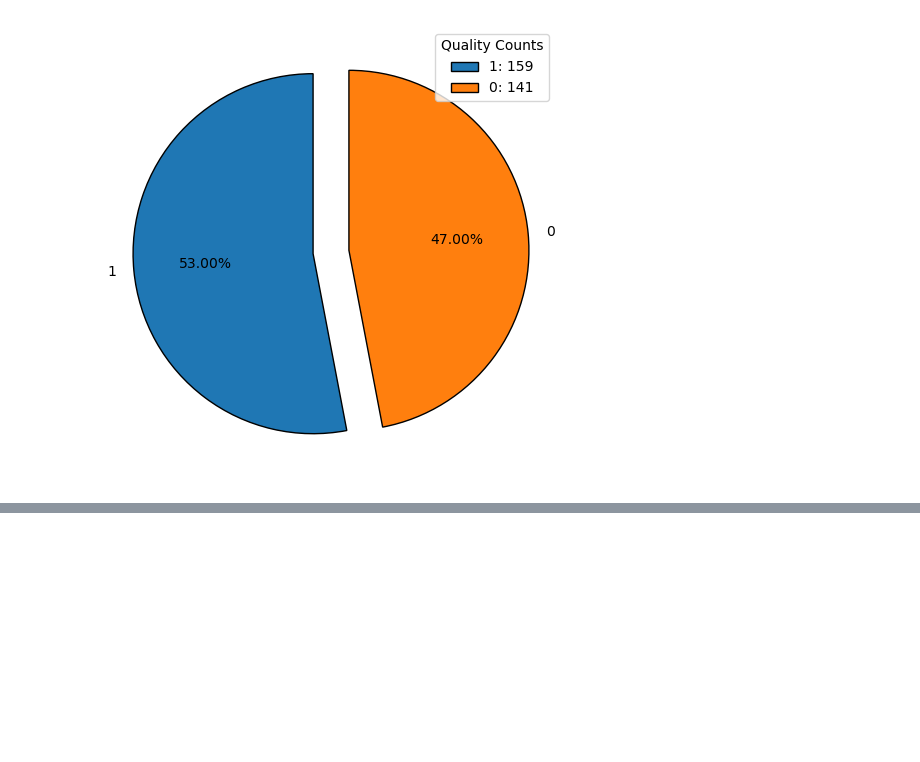
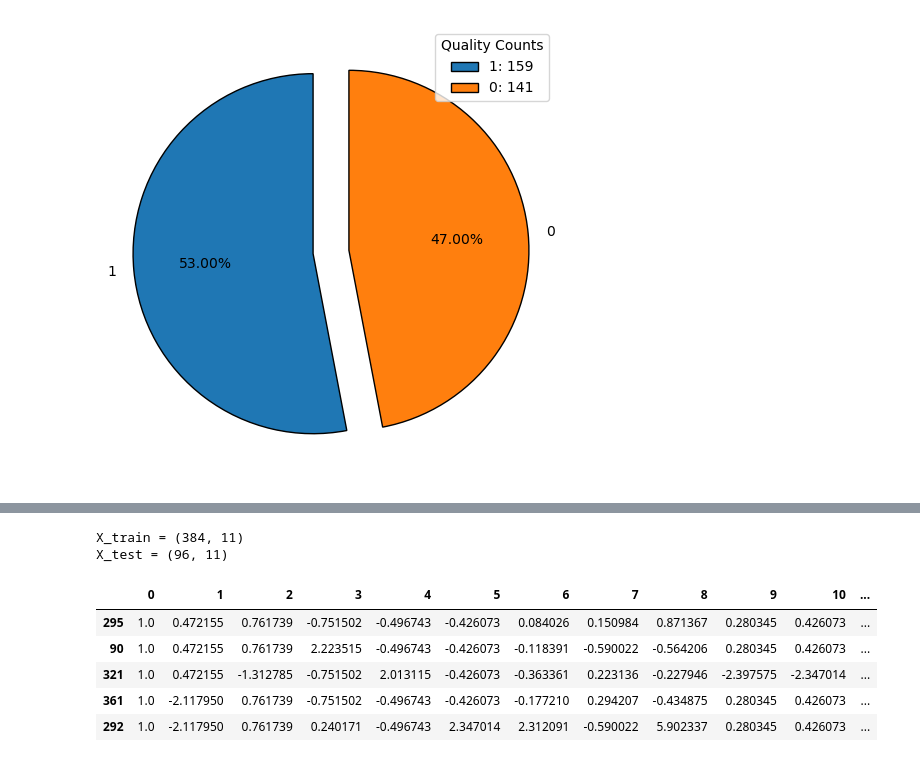
Before and after one commit to david-inf/SGD-and-LS, a Jupyter notebook: py/datasets/prepare_datasets.ipynb, the cells around one changed output, grey strips where cells are left out. Saved outputs shown, nothing was run; the diff lists cells and outputs as text; code cells hidden in the pictures; blank space fills up the shorter version.

```diff
--- a/py/datasets/prepare_datasets.ipynb
+++ b/py/datasets/prepare_datasets.ipynb
@@ -225,0 +297,36 @@ y_train.to_csv("hr_score/hr_y_test.csv", index=False)
+# %%
+from sklearn.model_selection import train_test_split
+from sklearn.preprocessing import StandardScaler
+
+X = df.drop(columns={"Loan_Status"})
+y = df["Loan_Status"]
+
+X_train, X_test, y_train, y_test = train_test_split(X, y, test_size=0.2, random_state=42)
+
+scaler = StandardScaler()
+scaler.fit(X_train)
+
+print(f"""
+X_train = {X_train.shape}
+X_test = {X_test.shape}""")
+# %% [output]
+X_train = (384, 11)
+X_test = (96, 11)
+# %%
+X_train_scaled = scaler.transform(X_train)
+X_test_scaled = scaler.transform(X_test)
+
+X_train_const = np.hstack((np.ones((X_train_scaled.shape[0],1)), X_train_scaled))
+X_test_const = np.hstack((np.ones((X_test_scaled.shape[0],1)), X_test_scaled))
+
+X_train_loan = pd.DataFrame(X_train_const)
+X_test_loan = pd.DataFrame(X_test_const)
+
+X_train_loan.sample(5)
+# %% [output]
+|  | 0 | 1 | 2 | 3 | 4 | 5 | 6 | 7 | 8 | 9 | 10 | ... |
+| 295 | 1.0 | 0.472155 | 0.761739 | -0.751502 | -0.496743 | -0.426073 | 0.084026 | 0.150984 | 0.871367 | 0.280345 | 0.426073 | ... |
+| 90 | 1.0 | 0.472155 | 0.761739 | 2.223515 | -0.496743 | -0.426073 | -0.118391 | -0.590022 | -0.564206 | 0.280345 | 0.426073 | ... |
+| 321 | 1.0 | 0.472155 | -1.312785 | -0.751502 | 2.013115 | -0.426073 | -0.363361 | 0.223136 | -0.227946 | -2.397575 | -2.347014 | ... |
+| 361 | 1.0 | -2.117950 | 0.761739 | -0.751502 | -0.496743 | -0.426073 | -0.177210 | 0.294207 | -0.434875 | 0.280345 | 0.426073 | ... |
+| 292 | 1.0 | -2.117950 | 0.761739 | 0.240171 | -0.496743 | 2.347014 | 2.312091 | -0.590022 | 5.902337 | 0.280345 | 0.426073 | ... |
```
Also changed, not shown: parts of 14 cells of this notebook, 7 other files.
